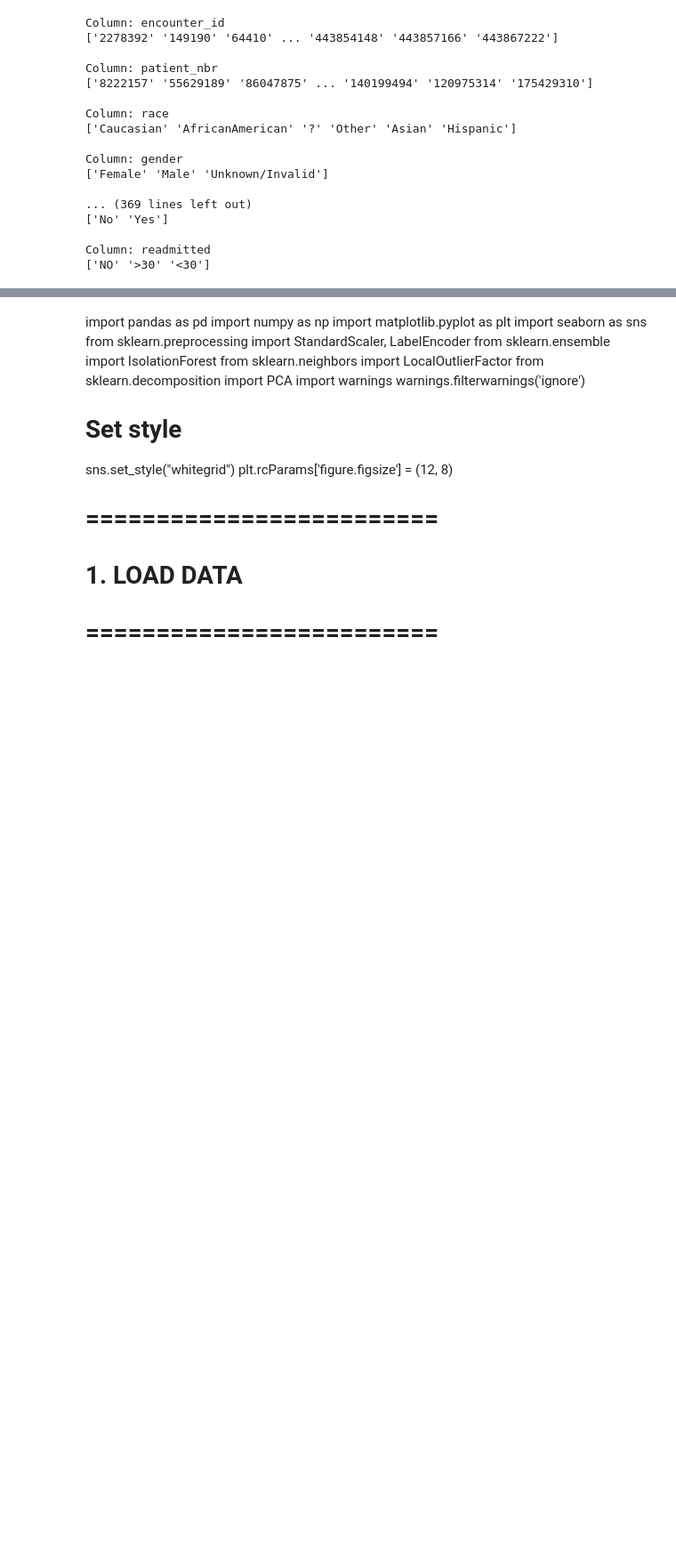
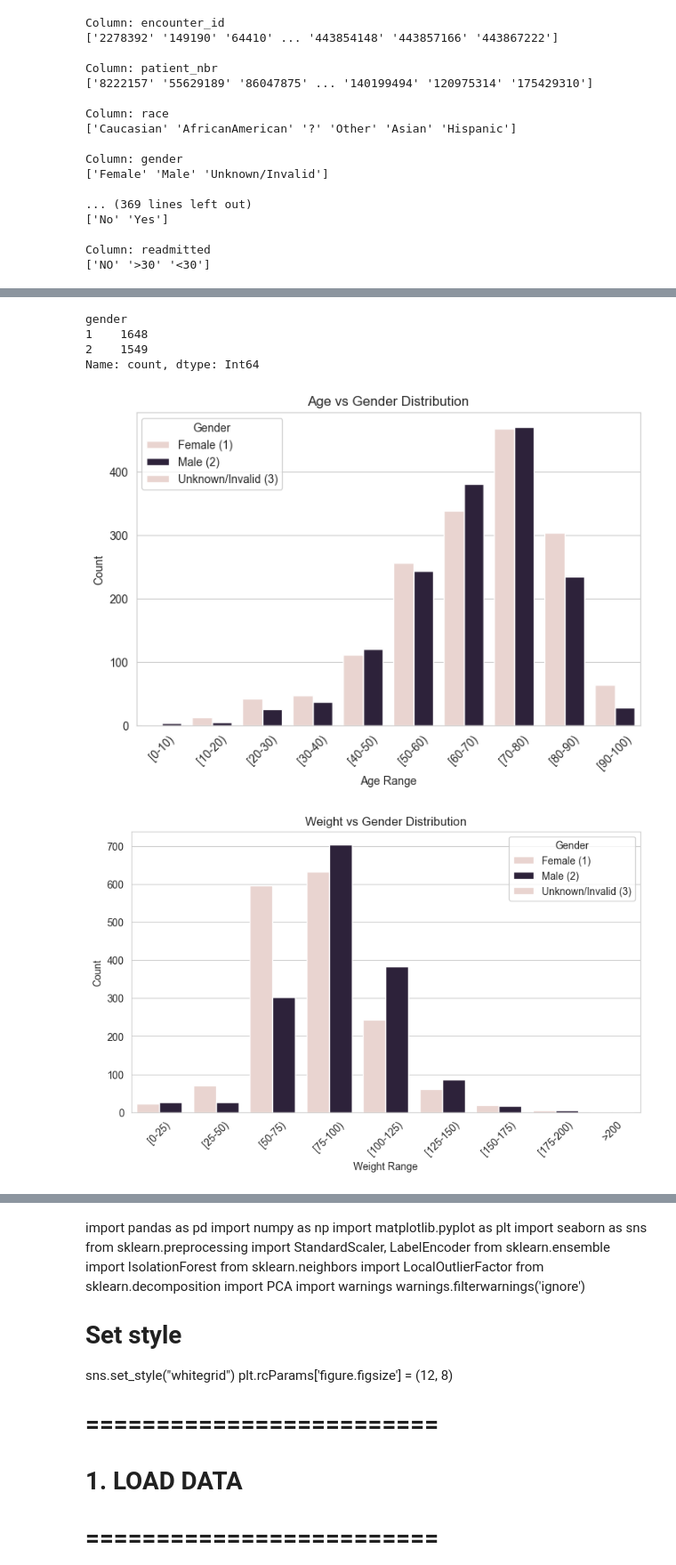
Before and after one commit to Suhxs-Reddy/DShospitalproject, a Jupyter notebook: IsolationForest.ipynb, the cells around one changed output, grey strips where cells are left out. Shown at 89% size. Cells and saved outputs as stored; diff of their text form; code cells hidden in the pictures; blank space fills up the shorter version.

```diff
--- a/IsolationForest.ipynb
+++ b/IsolationForest.ipynb
@@ -150,0 +190,57 @@ Column: readmitted
+# %%
+# Convert gender strings to lowercase and strip spaces
+df['gender'] = df['gender'].str.lower().str.strip()
+
+# Map to your numeric encoding
+gender_map = {
+    'female': 1,
+    'male': 2,
+    'unknown/invalid': 3  # match your data exactly
+}
+
+df['gender'] = df['gender'].map(gender_map).astype('Int64')
+
+print(df['gender'].value_counts(dropna=False))
+
+plt.figure(figsize=(8,5))
+sns.countplot(
+    data=df,
+    x='age',
+    hue='gender',
+    order=sorted(df['age'].unique())
+)
+plt.title('Age vs Gender Distribution')
+plt.xlabel('Age Range')
+plt.ylabel('Count')
+plt.legend(
+    title='Gender',
+    labels=['Female (1)', 'Male (2)', 'Unknown/Invalid (3)']
+)
+plt.xticks(rotation=45)
+plt.show()
+
+plt.figure(figsize=(9,5))
+sns.countplot(
+    data=df,
+    x='weight',
+    hue='gender',
+    order=['[0-25)', '[25-50)', '[50-75)', '[75-100)',
+           '[100-125)', '[125-150)', '[150-175)',
+           '[175-200)', '>200']
+)
+plt.title('Weight vs Gender Distribution')
+plt.xlabel('Weight Range')
+plt.ylabel('Count')
+plt.legend(
+    title='Gender',
+    labels=['Female (1)', 'Male (2)', 'Unknown/Invalid (3)']
+)
+plt.xticks(rotation=45)
+plt.show()
+# %% [output]
+gender
+1    1648
+2    1549
+Name: count, dtype: Int64
+[figure, added]
+[figure, added]
```
Also changed, not shown: parts of 5 cells of this notebook, 1 other file.
